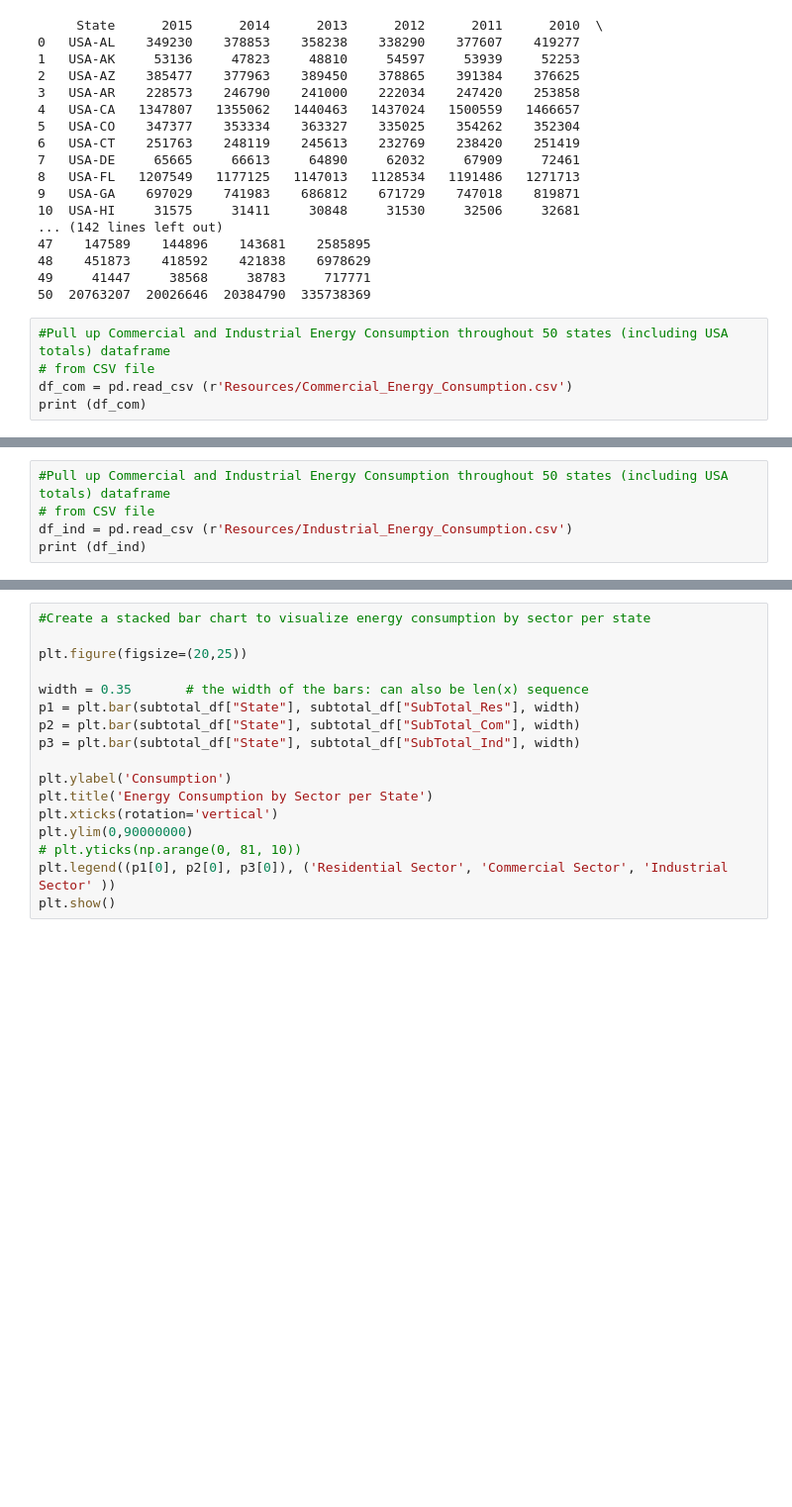
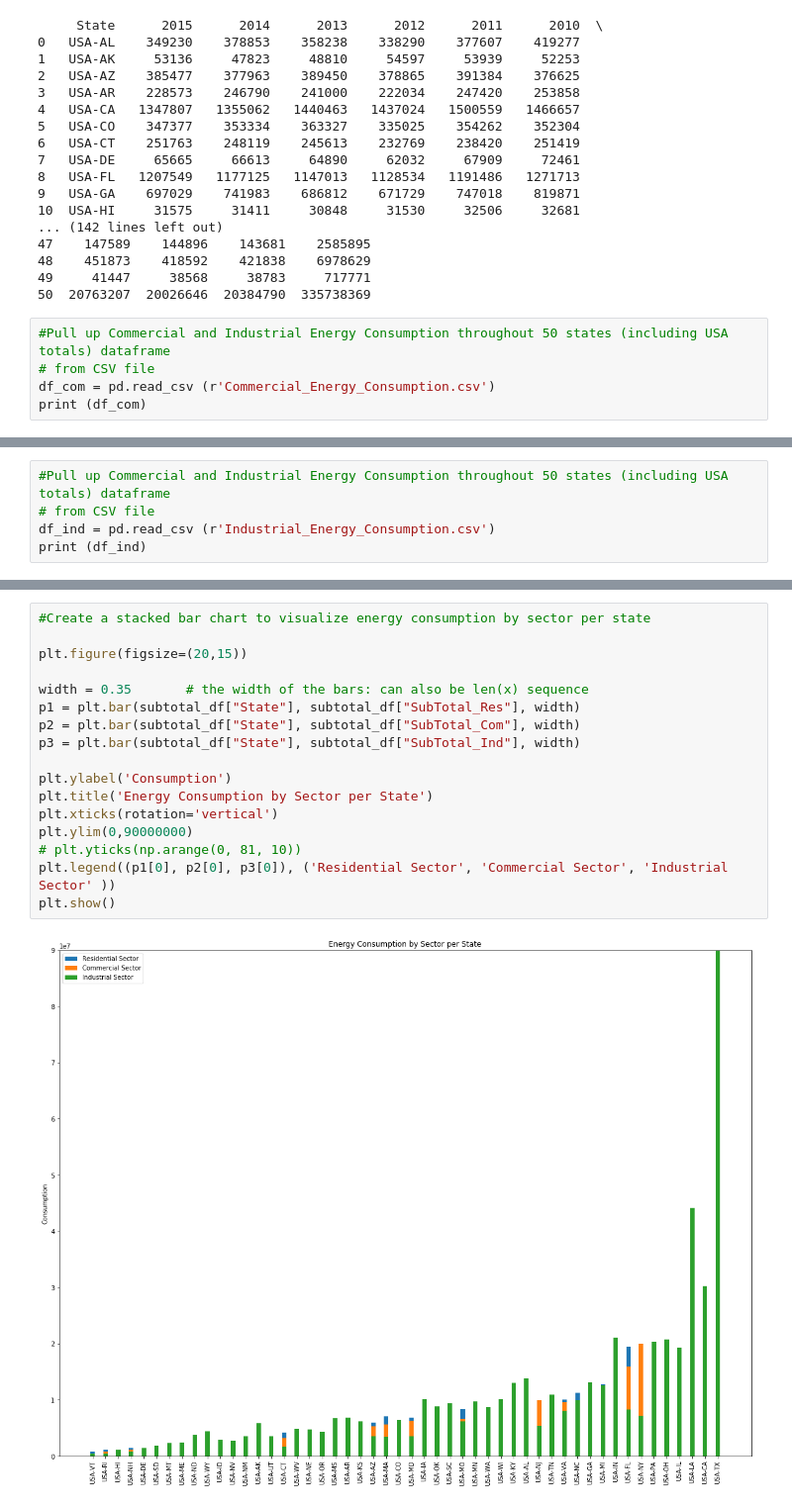
Before and after one commit to MabelDS89/Project-1, a Jupyter notebook: Combined_Sector_Analysis1.ipynb, the cells around one changed output, grey strips where cells are left out. Shown at 99% size. Drawn from its saved outputs; the diff is of its cells as text; blank space fills up the shorter version.

Commit message:
Saved photo of stacked bar chart.

```diff
--- a/Combined_Sector_Analysis1.ipynb
+++ b/Combined_Sector_Analysis1.ipynb
@@ -31,6 +31,6 @@ print (df_res)
 # %%
 #Pull up Commercial and Industrial Energy Consumption throughout 50 states (including USA totals) dataframe
 # from CSV file
-df_com = pd.read_csv (r'Resources/Commercial_Energy_Consumption.csv')
+df_com = pd.read_csv (r'Commercial_Energy_Consumption.csv')
 print (df_com)
 # %% [output]
@@ -38,5 +54,5 @@ FileNotFoundError: [Errno 2] File Resources/Commercial_Energy_Consumption.csv do
 # %%
 #Pull up Commercial and Industrial Energy Consumption throughout 50 states (including USA totals) dataframe
 # from CSV file
-df_ind = pd.read_csv (r'Resources/Industrial_Energy_Consumption.csv')
+df_ind = pd.read_csv (r'Industrial_Energy_Consumption.csv')
 print (df_ind)
@@ -57,17 +152,19 @@ subtotal_df
 # %%
 #Create a stacked bar chart to visualize energy consumption by sector per state
 
-plt.figure(figsize=(20,25))
+plt.figure(figsize=(20,15))
 
 width = 0.35       # the width of the bars: can also be len(x) sequence
 p1 = plt.bar(subtotal_df["State"], subtotal_df["SubTotal_Res"], width)
 p2 = plt.bar(subtotal_df["State"], subtotal_df["SubTotal_Com"], width)
 p3 = plt.bar(subtotal_df["State"], subtotal_df["SubTotal_Ind"], width)
 
 plt.ylabel('Consumption')
 plt.title('Energy Consumption by Sector per State')
 plt.xticks(rotation='vertical')
 plt.ylim(0,90000000)
 # plt.yticks(np.arange(0, 81, 10))
 plt.legend((p1[0], p2[0], p3[0]), ('Residential Sector', 'Commercial Sector', 'Industrial Sector' ))
 plt.show()
+# %% [output]
+[figure, added]
```
Also changed, not shown: parts of 6 cells of this notebook, 1 other file.
